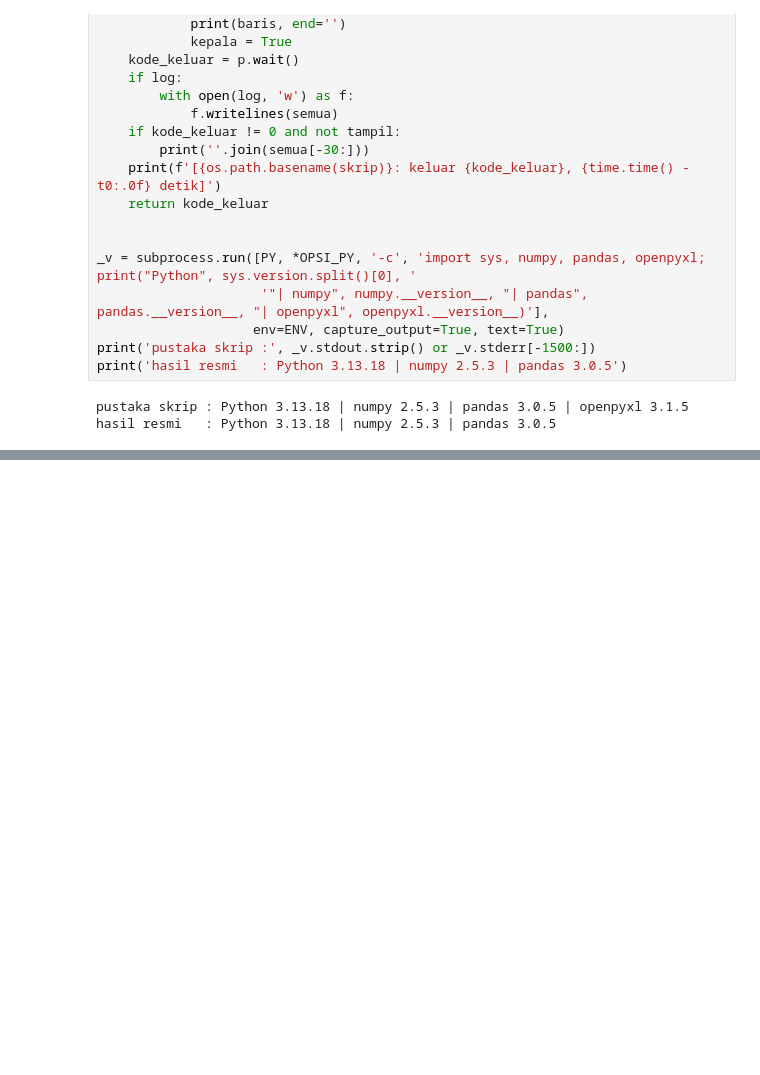
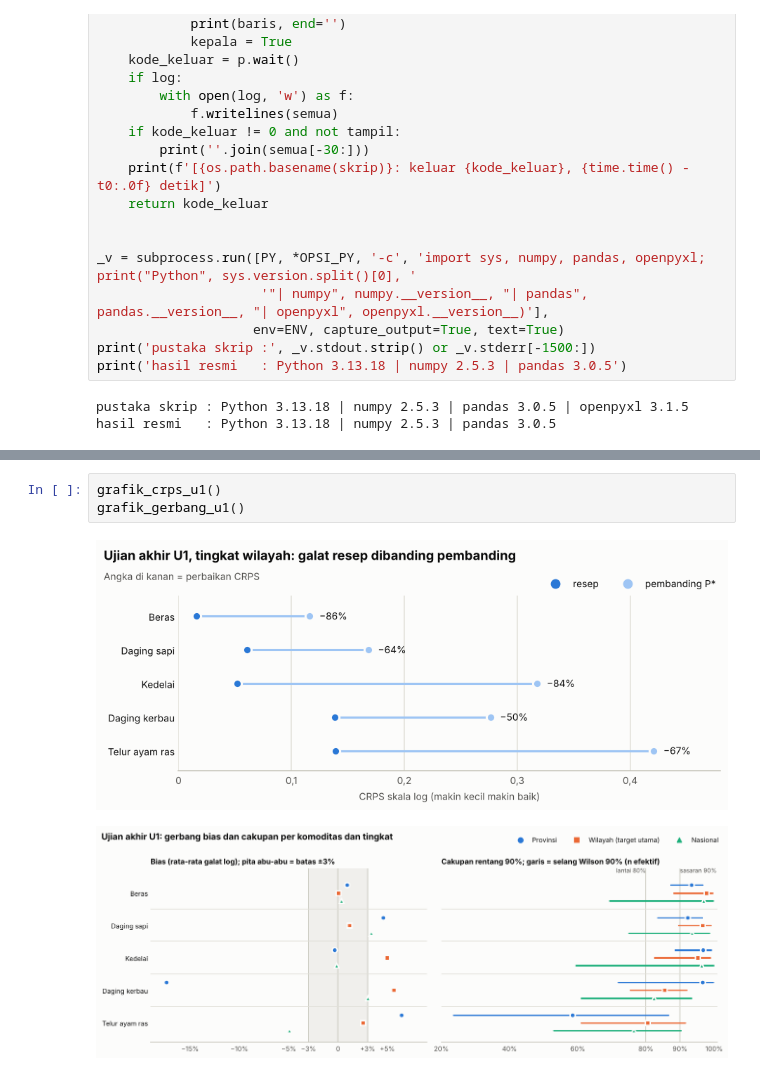
Before and after one commit to harits766/tess, a Jupyter notebook: binpas/colab/05_inatrade_tujuh_komoditas.ipynb, the cells around one changed output, grey strips where cells are left out. Drawn from its saved outputs; the diff is of its cells as text; blank space fills up the shorter version.

```diff
--- a/binpas/colab/05_inatrade_tujuh_komoditas.ipynb
+++ b/binpas/colab/05_inatrade_tujuh_komoditas.ipynb
@@ -2549,0 +2781,6 @@ tidak ada penyetelan ulang (ULANG_PENYETELAN kosong).
+# %%
+grafik_crps_u1()
+grafik_gerbang_u1()
+# %% [output]
+[figure, added]
+[figure, added]
```
Also changed, not shown: parts of 70 cells of this notebook, 2 other files.
